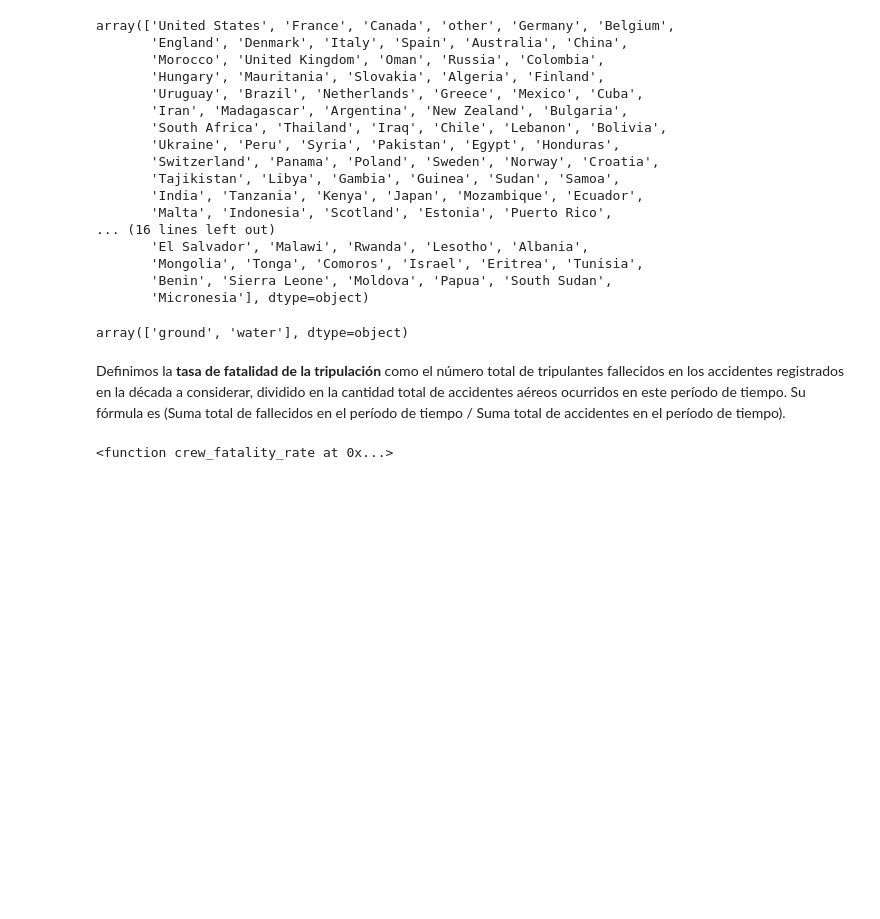
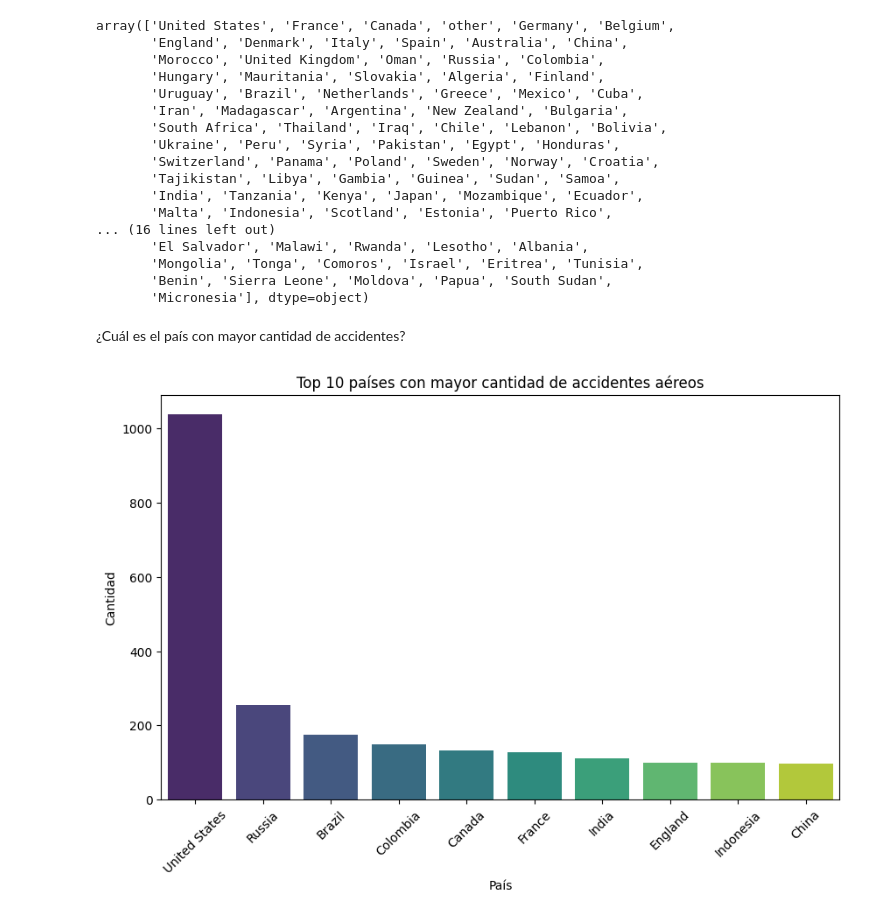
Before and after one commit to CinthiaVeronicaLopez/pi-da-full-time, a Jupyter notebook: accidentes-aereos.ipynb, the cells around one changed output. Drawn from its saved outputs; the diff is of its cells as text; code cells hidden in the pictures; blank space fills up the shorter version.

```diff
--- a/accidentes-aereos.ipynb
+++ b/accidentes-aereos.ipynb
@@ -427,41 +360,26 @@ array(['United States', 'France', 'Canada', 'other', 'Germany', 'Belgium',
        'Mongolia', 'Tonga', 'Comoros', 'Israel', 'Eritrea', 'Tunisia',
        'Benin', 'Sierra Leone', 'Moldova', 'Papua', 'South Sudan',
        'Micronesia'], dtype=object)
-# %%
-# Separamos vuelos considerando si el tipo de colision (agua, tierra)
-#Creamos la columna 'collision_type'
-
-import re
-
-# Definimos una función para asignar valores a la columna 'collision_type'
-def assign_collision(location):
-    if re.search(r'\bsea\b|\bocean\b|\briver\b|\bchannel\b|\bover\b', location, flags=re.IGNORECASE):
-        return 'water'
-    else:
-        return 'ground'
-
-# Creamos la columna 'surface' para identificar vuelos con accidentes en tierra o mar
-df['collision_type'] = df['location'].apply(assign_collision)
-# %%
-df.collision_type.unique()
-# %% [output]
-array(['ground', 'water'], dtype=object)
-# %% [markdown]
-Definimos la **tasa de fatalidad de la tripulación** como el número total de tripulantes fallecidos en los accidentes registrados en la década a considerar, dividido en la cantidad total de accidentes aéreos ocurridos en este período de tiempo. Su fórmula es (Suma total de fallecidos en el período de tiempo / Suma total de accidentes en el período de tiempo).
-# %%
-def crew_fatality_rate(df, start_year, end_year):
-    # Filtre el DataFrame para incluir solo accidentes en el período de tiempo determinado
-    mask = (df['year'] >= start_year) & (df['year'] <= end_year)
-    df_period = df.loc[mask]
-
-    # Calcule el número total de muertes y accidentes de la tripulación en el período de tiempo.
-    total_crew_fatalities = df_period['crew_fatalities'].sum()
-    total_accidents = len(df_period)
-
-    # Calcular la tasa de mortalidad de la tripulación.
-    crew_fatality_rate = total_crew_fatalities / total_accidents
-
-    return crew_fatality_rate
-print(crew_fatality_rate)
-# %% [output]
-<function crew_fatality_rate at 0x...>
+# %% [markdown]
+¿Cuál es el país con mayor cantidad de accidentes?
+# %%
+
+# Filtramos los datos para excluir la categoría 'other'
+filtered_data = df[df['country'] != 'other']
+
+# Calculamos el recuento de accidentes por país (tomamos los 10 más representativos)
+country_counts = filtered_data['country'].value_counts().head(10)
+
+# Creamos un DataFrame con los datos de recuento
+top_countries = pd.DataFrame({'Country': country_counts.index, 'Accident Count': country_counts.values})
+
+# Creamos el gráfico de barras utilizando Seaborn
+plt.figure(figsize=(10, 6))
+sns.barplot(x='Country', y='Accident Count', data=top_countries, palette='viridis')
+plt.title('Top 10 países con mayor cantidad de accidentes aéreos')
+plt.xlabel('País')
+plt.ylabel('Cantidad')
+plt.xticks(rotation=45)
+plt.show()
+# %% [output]
+[figure, added]
```
Also changed, not shown: parts of 32 cells of this notebook, 4 other files.
